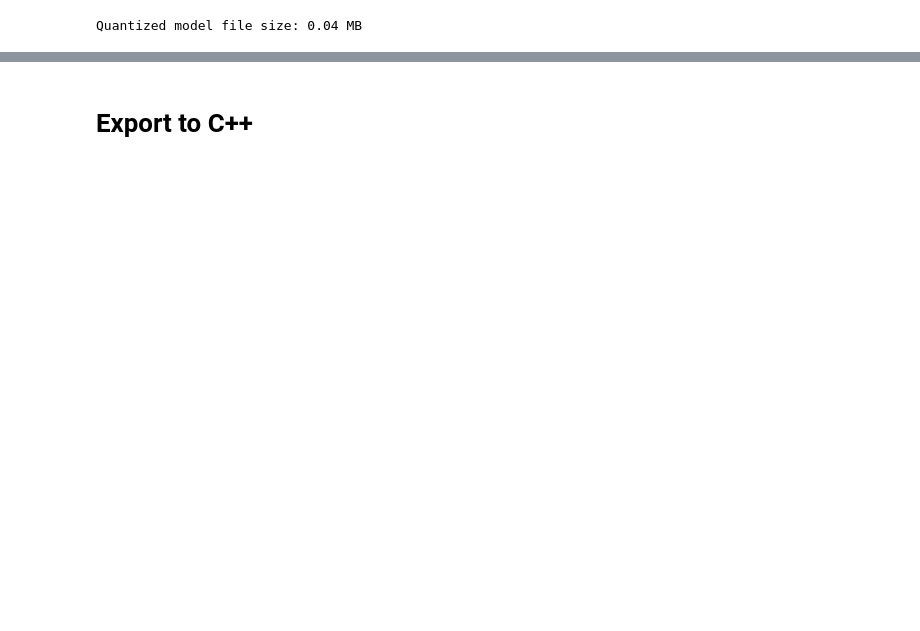
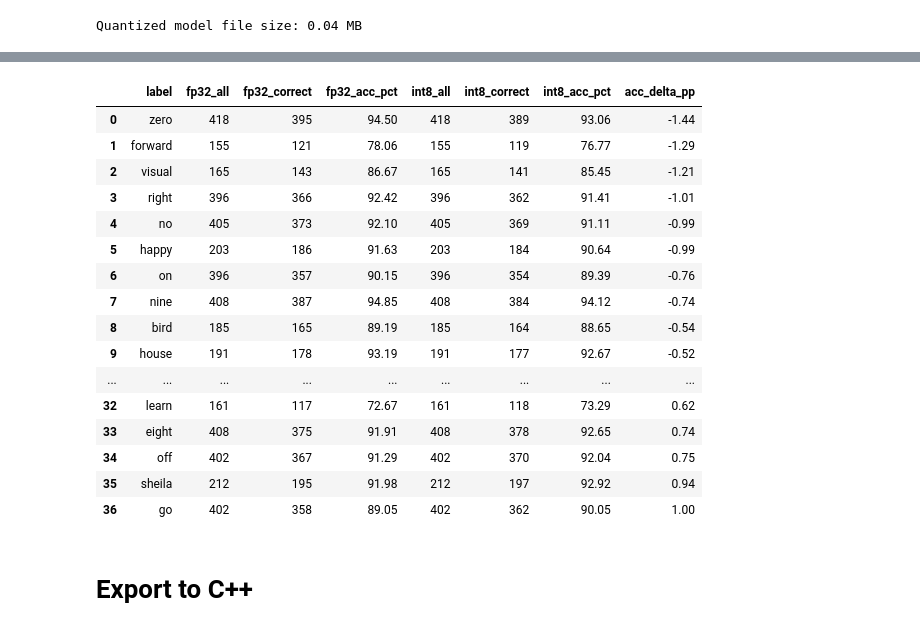
Before and after one commit to rosowskimik/subcommands-put, a Jupyter notebook: python/GPU_Projekt.ipynb, the cells around one changed output, grey strips where cells are left out. Saved outputs shown, nothing was run; the diff lists cells and outputs as text; code cells hidden in the pictures; blank space fills up the shorter version.

Commit message:
generate data for raport
Signed-off-by: Mikołaj Rosowski <m.rosowski1@wp.pl>

```diff
--- a/python/GPU_Projekt.ipynb
+++ b/python/GPU_Projekt.ipynb
@@ -581,3 +824,67 @@ Quantized model file size: 0.04 MB
+# %%
+def per_label_tbl(cm, labels):
+  total = cm.sum(axis=1)
+  correct = np.diag(cm)
+  acc = np.divide(
+      correct,
+      total,
+      out=np.zeros_like(correct, dtype=np.float64),
+      where=(total != 0),
+  )
+
+  df = pd.DataFrame(
+      {
+          "label": labels,
+          "all": total.astype(int),
+          "correct": correct.astype(int),
+          "acc_pct": acc * 100.0,
+      }
+  )
+  return df
+
+df_fp32 = per_label_tbl(cm_fp32, labels).rename(
+  columns={
+    "correct": "fp32_correct",
+    "all": "fp32_all",
+    "acc_pct": "fp32_acc_pct",
+  }
+)
+df_int8 = per_label_tbl(cm_int8, labels).rename(
+  columns={
+    "correct": "int8_correct",
+    "all": "int8_all",
+    "acc_pct": "int8_acc_pct",
+  }
+)
+
+df_per_label = df_fp32.merge(df_int8, on="label", how="inner")
+df_per_label["acc_delta_pp"] = (
+    df_per_label["int8_acc_pct"] - df_per_label["fp32_acc_pct"]
+)
+
+df_per_label = df_per_label.sort_values(by="acc_delta_pp").reset_index(drop=True)
+df_per_label = df_per_label.round(2)
+df_per_label = df_per_label[df_per_label["fp32_all"] > 0]
+df_per_label.to_csv("per_label.csv", index=False)
+display(df_per_label)
+# %% [output]
+|  | label | fp32_all | fp32_correct | fp32_acc_pct | int8_all | int8_correct | int8_acc_pct | acc_delta_pp |
+| 0 | zero | 418 | 395 | 94.50 | 418 | 389 | 93.06 | -1.44 |
+| 1 | forward | 155 | 121 | 78.06 | 155 | 119 | 76.77 | -1.29 |
+| 2 | visual | 165 | 143 | 86.67 | 165 | 141 | 85.45 | -1.21 |
+| 3 | right | 396 | 366 | 92.42 | 396 | 362 | 91.41 | -1.01 |
+| 4 | no | 405 | 373 | 92.10 | 405 | 369 | 91.11 | -0.99 |
+| 5 | happy | 203 | 186 | 91.63 | 203 | 184 | 90.64 | -0.99 |
+| 6 | on | 396 | 357 | 90.15 | 396 | 354 | 89.39 | -0.76 |
+| 7 | nine | 408 | 387 | 94.85 | 408 | 384 | 94.12 | -0.74 |
+| 8 | bird | 185 | 165 | 89.19 | 185 | 164 | 88.65 | -0.54 |
+| 9 | house | 191 | 178 | 93.19 | 191 | 177 | 92.67 | -0.52 |
+| ... | ... | ... | ... | ... | ... | ... | ... | ... |
+| 32 | learn | 161 | 117 | 72.67 | 161 | 118 | 73.29 | 0.62 |
+| 33 | eight | 408 | 375 | 91.91 | 408 | 378 | 92.65 | 0.74 |
+| 34 | off | 402 | 367 | 91.29 | 402 | 370 | 92.04 | 0.75 |
+| 35 | sheila | 212 | 195 | 91.98 | 212 | 197 | 92.92 | 0.94 |
+| 36 | go | 402 | 358 | 89.05 | 402 | 362 | 90.05 | 1.00 |
 # %% [markdown]
 # Export to C++
 # %%
```
Also changed, not shown: parts of 20 cells of this notebook, 6 other files.
